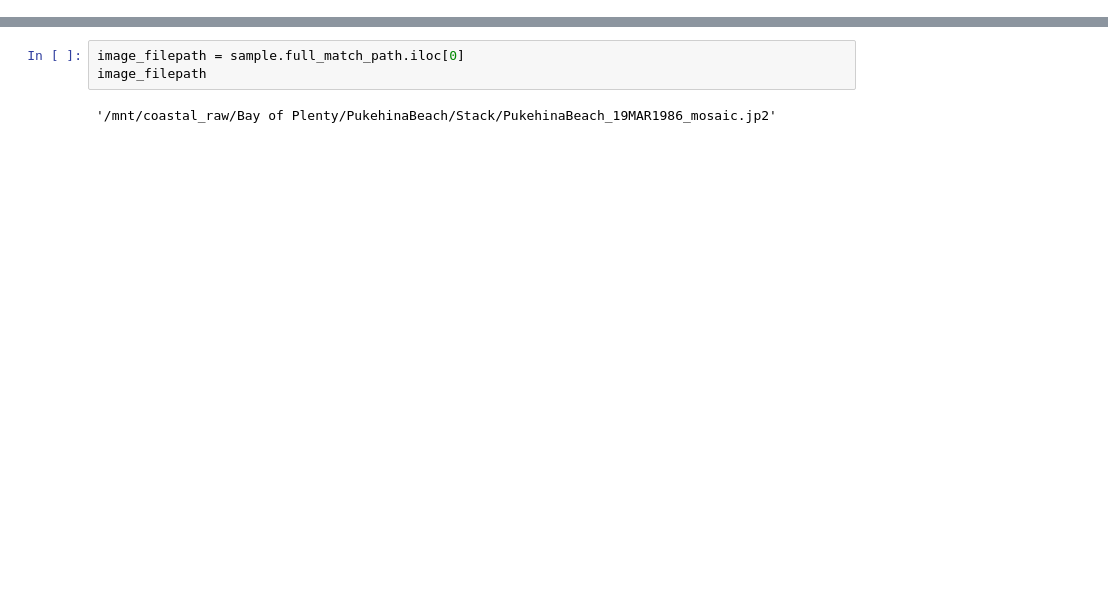
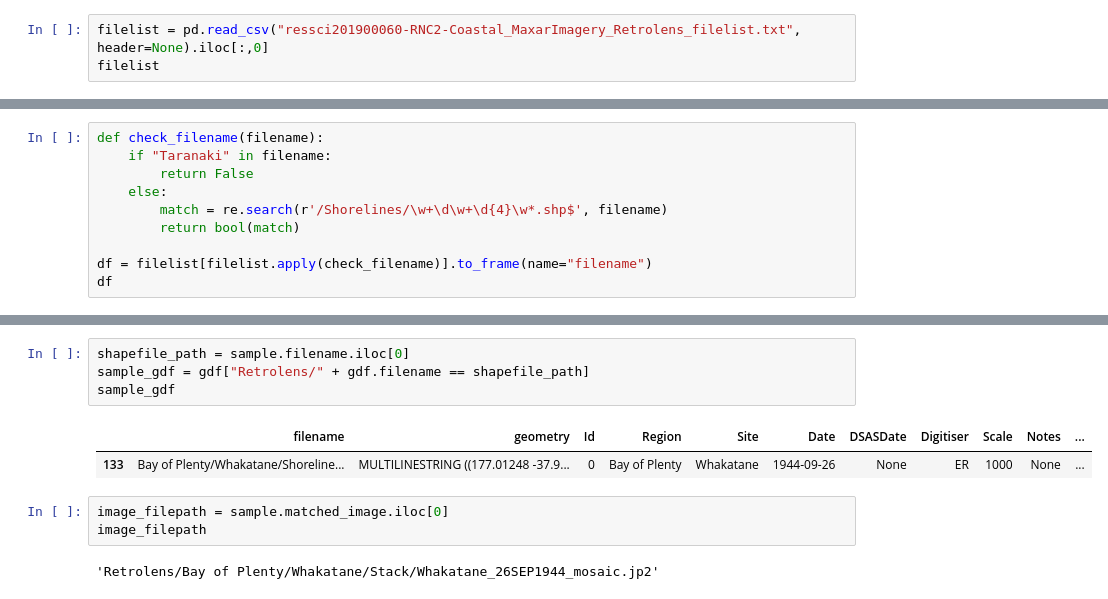
Before and after one commit to UoA-eResearch/retrolens, a Jupyter notebook: EDA.ipynb, the cells around one changed output, grey strips where cells are left out. Cells and saved outputs as stored; diff of their text form; blank space fills up the shorter version.

```diff
--- a/EDA.ipynb
+++ b/EDA.ipynb
@@ -9,2 +11,5 @@ import rapidfuzz
 pd.set_option('display.max_columns', None)
 pd.set_option('display.max_colwidth', 130)
+# %%
+filelist = pd.read_csv("ressci201900060-RNC2-Coastal_MaxarImagery_Retrolens_filelist.txt", header=None).iloc[:,0]
+filelist
@@ -10,0 +29,10 @@ pd.set_option('display.max_colwidth', 130)
+# %%
+def check_filename(filename):
+    if "Taranaki" in filename:
+        return False
+    else:
+        match = re.search(r'/Shorelines/\w+\d\w+\d{4}\w*.shp$', filename)
+        return bool(match)
+
+df = filelist[filelist.apply(check_filename)].to_frame(name="filename")
+df
@@ -90,8 +126,15 @@ sample
+# %%
+shapefile_path = sample.filename.iloc[0]
+sample_gdf = gdf["Retrolens/" + gdf.filename == shapefile_path]
+sample_gdf
+# %% [output]
+|  | filename | geometry | Id | Region | Site | Date | DSASDate | Digitiser | Scale | Notes | ... |
+| 133 | Bay of Plenty/Whakatane/Shoreline... | MULTILINESTRING ((177.01248 -37.9... | 0 | Bay of Plenty | Whakatane | 1944-09-26 | None | ER | 1000 | None | ... |
 # %%
-image_filepath = sample.full_match_path.iloc[0]
+image_filepath = sample.matched_image.iloc[0]
 image_filepath
 # %% [output]
-'/mnt/coastal_raw/Bay of Plenty/PukehinaBeach/Stack/PukehinaBeach_19MAR1986_mosaic.jp2'
+'Retrolens/Bay of Plenty/Whakatane/Stack/Whakatane_26SEP1944_mosaic.jp2'
 # %%
 image = rio.open(image_filepath)
 image
```
Also changed, not shown: parts of 11 cells of this notebook.
